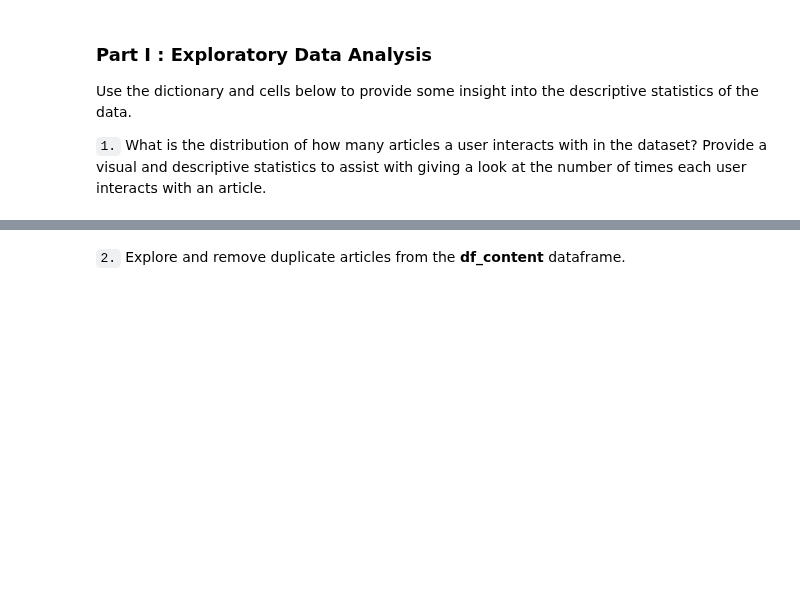
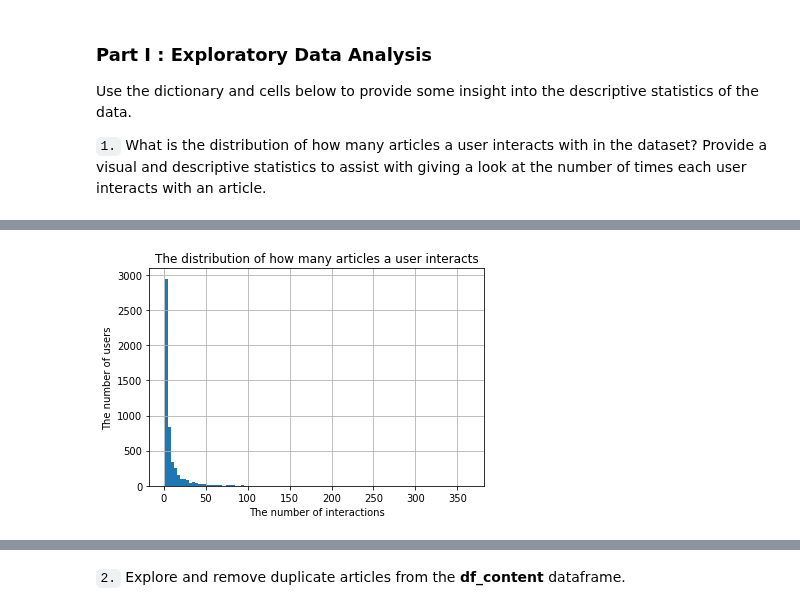
Before and after one commit to imisi-akande/Reccommendations-with-IBM, a Jupyter notebook: Recommendations_with_IBM.ipynb, the cells around one changed output, grey strips where cells are left out. Cells and saved outputs as stored; diff of their text form; code cells hidden in the pictures; blank space fills up the shorter version.

```diff
--- a/Recommendations_with_IBM.ipynb
+++ b/Recommendations_with_IBM.ipynb
@@ -58,3 +58,7 @@ df_content.head()
 Use the dictionary and cells below to provide some insight into the descriptive statistics of the data.
 
 `1.` What is the distribution of how many articles a user interacts with in the dataset?  Provide a visual and descriptive statistics to assist with giving a look at the number of times each user interacts with an article.
+# %%
+# Number of articles a user interacts with
+user_article = df.groupby('email').count()['article_id']
+user_article
@@ -60,0 +79,9 @@ Use the dictionary and cells below to provide some insight into the descriptive
+# %%
+# The visualization of how many articles a user interacts with in the dataset.
+user_article.hist(bins=100)
+plt.title('The distribution of how many articles a user interacts')
+plt.xlabel('The number of interactions')
+plt.ylabel('The number of users')
+plt.show()
+# %% [output]
+[figure, added]
```
Also changed, not shown: parts of 16 cells of this notebook.
